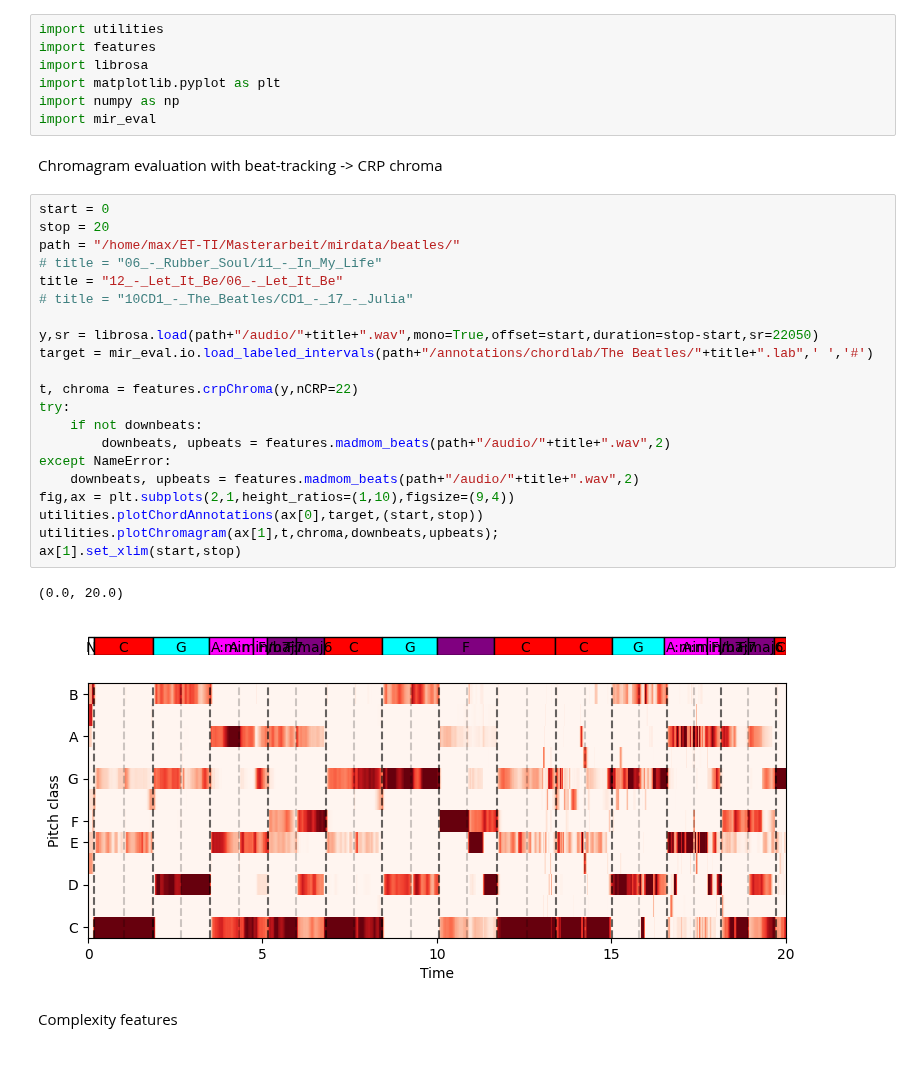
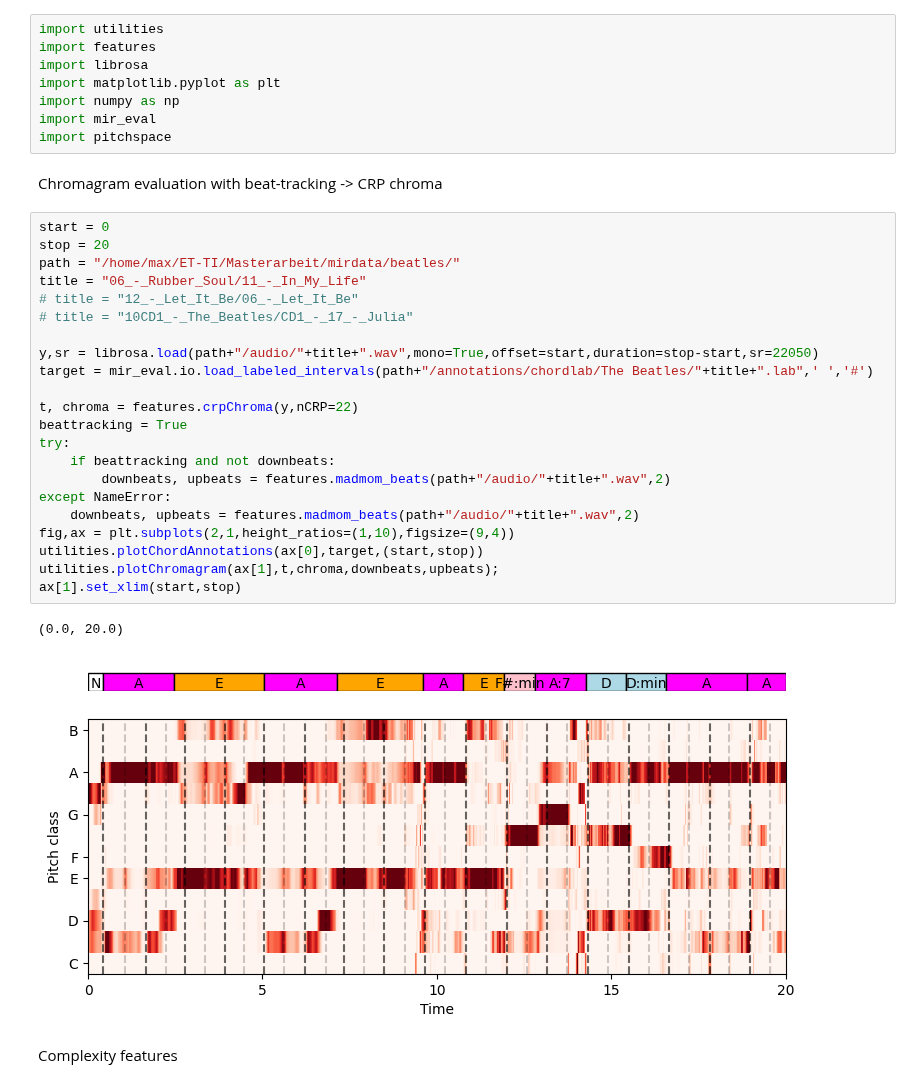
Before and after one commit to Maushax-jpg/chord-recognition, a Jupyter notebook: feature_evaluation.ipynb, the cells around one changed output. Cells and saved outputs as stored; diff of their text form.

```diff
--- a/feature_evaluation.ipynb
+++ b/feature_evaluation.ipynb
@@ -5,33 +5,35 @@ import librosa
 import matplotlib.pyplot as plt
 import numpy as np
 import mir_eval
+import pitchspace
 # %% [markdown]
 Chromagram evaluation with beat-tracking </br>
 -> CRP chroma
 # %%
 start = 0
 stop = 20
 path = "/home/max/ET-TI/Masterarbeit/mirdata/beatles/"
-# title = "06_-_Rubber_Soul/11_-_In_My_Life"
-title = "12_-_Let_It_Be/06_-_Let_It_Be"
+title = "06_-_Rubber_Soul/11_-_In_My_Life"
+# title = "12_-_Let_It_Be/06_-_Let_It_Be"
 # title = "10CD1_-_The_Beatles/CD1_-_17_-_Julia"
 
 y,sr = librosa.load(path+"/audio/"+title+".wav",mono=True,offset=start,duration=stop-start,sr=22050)
 target = mir_eval.io.load_labeled_intervals(path+"/annotations/chordlab/The Beatles/"+title+".lab",' ','#')
 
 t, chroma = features.crpChroma(y,nCRP=22)
+beattracking = True
 try:
-    if not downbeats:
+    if beattracking and not downbeats:
         downbeats, upbeats = features.madmom_beats(path+"/audio/"+title+".wav",2)
 except NameError:
     downbeats, upbeats = features.madmom_beats(path+"/audio/"+title+".wav",2)
 fig,ax = plt.subplots(2,1,height_ratios=(1,10),figsize=(9,4))
 utilities.plotChordAnnotations(ax[0],target,(start,stop))
 utilities.plotChromagram(ax[1],t,chroma,downbeats,upbeats);
 ax[1].set_xlim(start,stop)
 # %% [output]
 (0.0, 20.0)
-[figure, old version]
+[figure, new version]
 # %% [markdown]
 Complexity features
 # %%
```
Also changed, not shown: parts of 4 cells of this notebook.
